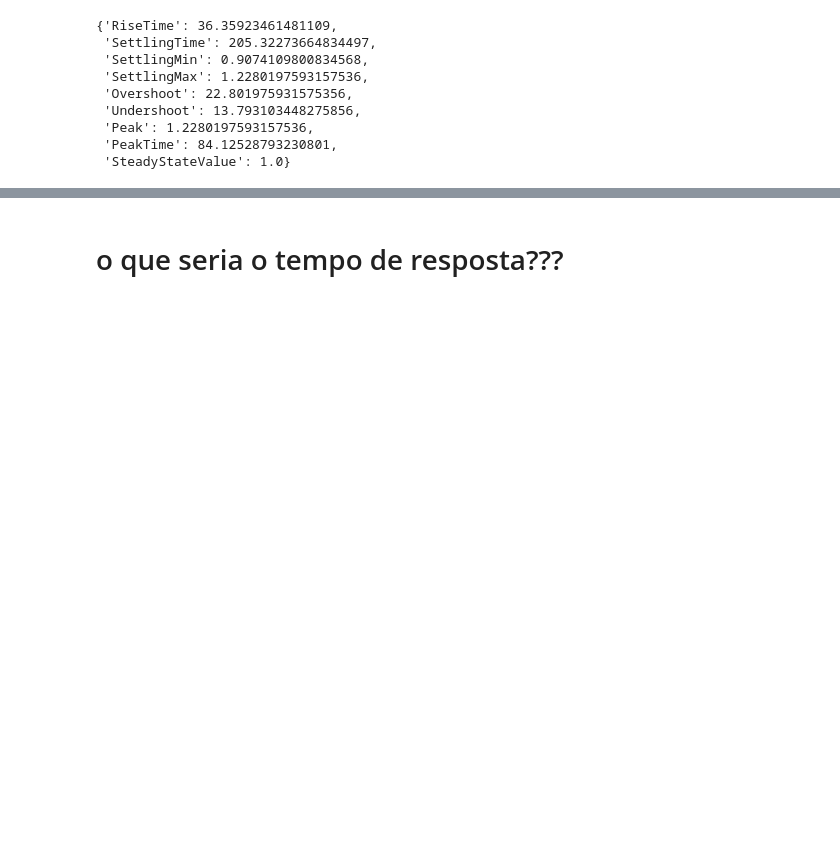
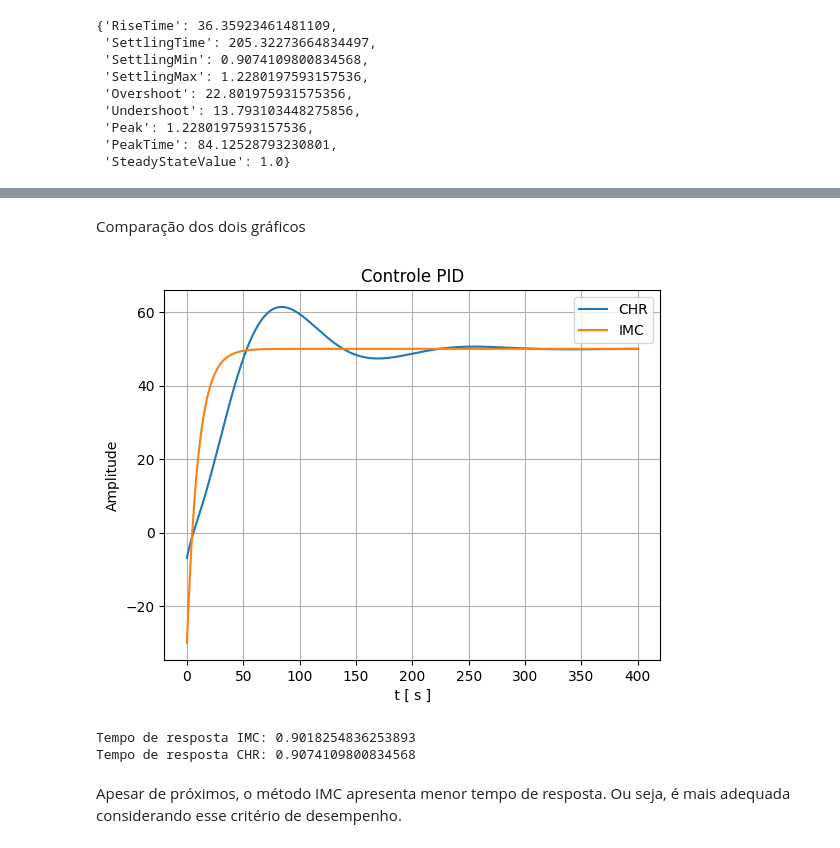
Before and after one commit to natalia-batista/Projeto-C13-, a Jupyter notebook: SistemasEmbarcados.ipynb, the cells around one changed output, grey strips where cells are left out. Cells and saved outputs as stored; diff of their text form; code cells hidden in the pictures; blank space fills up the shorter version.

Commit message:
tempo de resposta

```diff
--- a/SistemasEmbarcados.ipynb
+++ b/SistemasEmbarcados.ipynb
@@ -391,7 +397,7 @@ Hdel_chr = ct.series(H, Hctrl_chr)
 # fechando a malha
 Hcl_chr = ct.feedback(Hdel_chr, 1)
 # %%
-t_chr, y_chr = ct.step_response(Hcl_chr)
+t_chr, y_chr = ct.step_response(Hcl_chr,t)
 y_chr *= setpoint
 plt.plot(t_chr, y_chr)
 
@@ -432,2 +442,22 @@ Erro malha controlador CHR
-# %% [markdown]
-# o que seria o tempo de resposta???
+# %% [markdown]
+Comparação dos dois gráficos
+# %%
+plt.plot(t_chr, y_chr,label='CHR')
+plt.plot(t_imc, y_imc,label='IMC')
+
+plt.xlabel ( ' t [ s ] ')
+plt.ylabel('Amplitude')
+plt.title('Controle PID')
+plt.legend()
+plt.grid ()
+plt.show()
+# %% [output]
+[figure, added]
+# %%
+print(f'Tempo de resposta IMC: {tresposta_imc}')
+print(f'Tempo de resposta CHR: {tresposta_chr}')
+# %% [output]
+Tempo de resposta IMC: 0.9018254836253893
+Tempo de resposta CHR: 0.9074109800834568
+# %% [markdown]
+Apesar de próximos, o método IMC apresenta menor tempo de resposta. Ou seja, é mais adequada considerando esse critério de desempenho.
```
Also changed, not shown: parts of 7 cells of this notebook.
